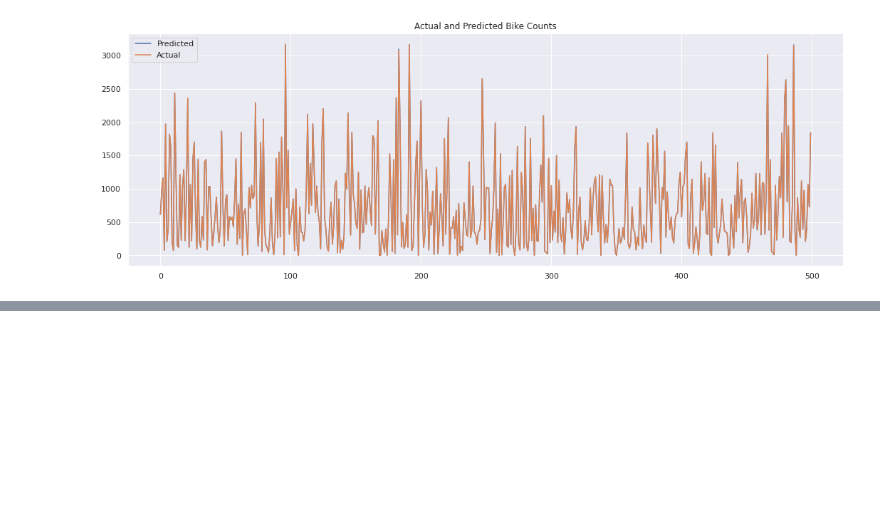
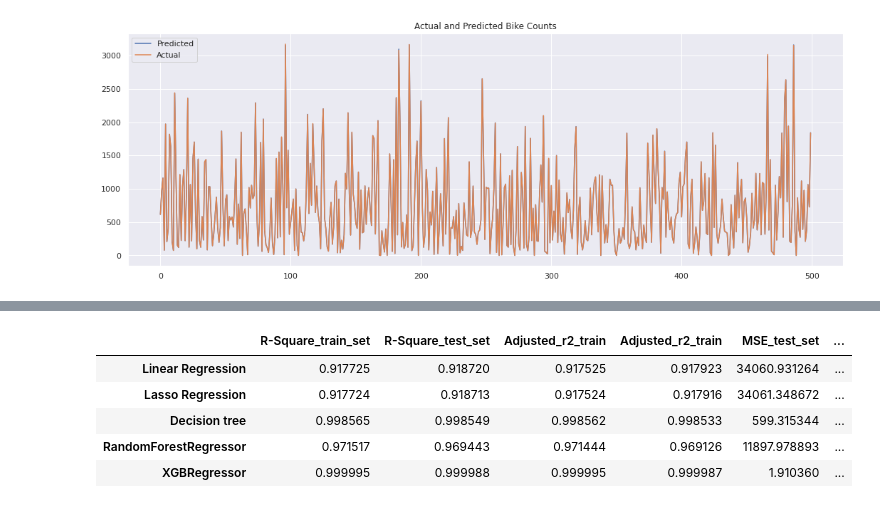
Before and after one commit to pavi-1994/bike_sharing_demand_prediction_capstone_project, a Jupyter notebook: Bike_Sharing_Demand_Prediction_Capstone_Project.ipynb, the cells around one changed output, grey strips where cells are left out. Drawn from its saved outputs; the diff is of its cells as text; code cells hidden in the pictures; blank space fills up the shorter version.

```diff
--- a/Bike_Sharing_Demand_Prediction_Capstone_Project.ipynb
+++ b/Bike_Sharing_Demand_Prediction_Capstone_Project.ipynb
@@ -1262,0 +1371,16 @@ Since decision tree is non parametric dataset we can use all the features.
+# %%
+ # Calculating Evaluation Matrix
+print(f"Model R-Square of train set : {r2_score(y_train,lasso_reg.predict(X_train))}")
+print(f"Model MSE of train set  : {mean_squared_error(y_train,lasso_reg.predict(X_train))}")
+print(f"model rmse of train set  :{np.sqrt(mean_squared_error(y_train,lasso_reg.predict(X_train)))}")
+print("Adjusted R2 : ", 1-(1-(r2_score(y_train,lasso_reg.predict(X_train))))*((len(X_train)-1)/(len(X_train)-X_train.shape[1]-1)))
+print("\n")
+print(f"Model R-Square of test set : {r2_score(y_test,y_pred_lasso)}")
+print(f"Model MSE of test set  : {mean_squared_error(y_test,y_pred_lasso)}")
+print(f"model rmse of test set  :{np.sqrt(mean_squared_error(y_test,y_pred_lasso))}")
+print("Adjusted R2 : ", 1-(1-(r2_score(y_test,y_pred_lasso)))*((len(X_test)-1)/(len(X_test)-X_test.shape[1]-1)))
+
+model_comparison['Lasso Regression']=[r2_score(y_train,lasso_reg.predict(X_train)), r2_score(y_test,y_pred_lasso),
+                                       (1-(1-(r2_score(y_train,lasso_reg.predict(X_train))))*((len(X_train)-1)/(len(X_train)-X_train.shape[1]-1))),
+                                       (1-(1-(r2_score(y_test,y_pred_lasso)))*((len(X_test)-1)/(len(X_test)-X_test.shape[1]-1))),
+                                       mean_squared_error(y_train,lasso_reg.predict(X_train)),mean_squared_error(y_test,y_pred_lasso)]
@@ -1330,12 +1494,17 @@ y_pred_tree= bike_tree.predict(X_test)
 print(f"Model R-Square of train set : {r2_score(y_train,bike_tree.predict(X_train))}")
 print(f"Model MSE of train set  : {mean_squared_error(y_train,bike_tree.predict(X_train))}")
 print(f"model rmse of train set  :{np.sqrt(mean_squared_error(y_train,bike_tree.predict(X_train)))}")
+print("Adjusted R2 : ", 1-(1-(r2_score(y_train,bike_tree.predict(X_train))))*((len(X_train)-1)/(len(X_train)-X_train.shape[1]-1)))
 print("\n")
 print(f"Model R-Square of test set : {r2_score(y_test,y_pred_tree)}")
 print(f"Model MSE of test set  : {mean_squared_error(y_test,y_pred_tree)}")
 print(f"model rmse of test set  :{np.sqrt(mean_squared_error(y_test,y_pred_tree))}")
+print("Adjusted R2 : ", 1-(1-(r2_score(y_test,y_pred_tree)))*((len(X_test)-1)/(len(X_test)-X_test.shape[1]-1)))
 
-model_comparison['Decision tree']=[r2_score(y_test,y_pred_tree),mean_squared_error(y_test,y_pred_tree)]
+model_comparison['Decision tree']=[r2_score(y_train,bike_tree.predict(X_train)),r2_score(y_test,y_pred_tree),
+                                   (1-(1-(r2_score(y_train,bike_tree.predict(X_train))))*((len(X_train)-1)/(len(X_train)-X_train.shape[1]-1))),
+                                   (1-(1-(r2_score(y_test,y_pred_tree)))*((len(X_test)-1)/(len(X_test)-X_test.shape[1]-1))),
+                                   mean_squared_error(y_train,bike_tree.predict(X_train)),mean_squared_error(y_test,y_pred_tree)]
 # %% [output]
 Model R-Square of train set : 0.9985652792804227
 Model MSE of train set  : 599.3153439188338
@@ -1452,10 +1628,15 @@ y_pred_random= regressor_random.predict(X_test)
 print(f"Model R-Square of train set : {r2_score(y_train,regressor_random.predict(X_train))}")
 print(f"Model MSE of train set  : {mean_squared_error(y_train,regressor_random.predict(X_train))}")
 print(f"model rmse of train set  :{np.sqrt(mean_squared_error(y_train,regressor_random.predict(X_train)))}")
+print("Adjusted R2 : ", 1-(1-(r2_score(y_train,regressor_random.predict(X_train))))*((len(X_train)-1)/(len(X_train)-X_train.shape[1]-1)))
 print("\n")
 print(f"Model R-Square of test set : {r2_score(y_test,y_pred_random)}")
 print(f"Model MSE of test set  : {mean_squared_error(y_test,y_pred_random)}")
 print(f"model rmse of test set  :{np.sqrt(mean_squared_error(y_test,y_pred_random))}")
+print("Adjusted R2 : ", 1-(1-(r2_score(y_test,y_pred_random)))*((len(X_test)-1)/(len(X_test)-X_test.shape[1]-1)))
 
-model_comparison['RandomForestRegressor']=[r2_score(y_test,y_pred_random),mean_squared_error(y_test,y_pred_random)]
+model_comparison['RandomForestRegressor']=[r2_score(y_train,regressor_random.predict(X_train)),r2_score(y_test,y_pred_random),
+                                           (1-(1-(r2_score(y_train,regressor_random.predict(X_train))))*((len(X_train)-1)/(len(X_train)-X_train.shape[1]-1))),
+                                           (1-(1-(r2_score(y_test,y_pred_random)))*((len(X_test)-1)/(len(X_test)-X_test.shape[1]-1))),
+                                           mean_squared_error(y_train,regressor_random.predict(X_train)),mean_squared_error(y_test,y_pred_random)]
 # %% [output]
@@ -1538,12 +1723,18 @@ y_pred_xgb= regressor_xgb.predict(X_test)
 print(f"Model R-Square of train set : {r2_score(y_train,regressor_xgb.predict(X_train))}")
 print(f"Model MSE of train set  : {mean_squared_error(y_train,regressor_xgb.predict(X_train))}")
 print(f"model rmse of train set  :{np.sqrt(mean_squared_error(y_train,regressor_xgb.predict(X_train)))}")
+print("Adjusted R2 : ", 1-(1-(r2_score(y_train,regressor_xgb.predict(X_train))))*((len(X_train)-1)/(len(X_train)-X_train.shape[1]-1)))
+
 print("\n")
 print(f"Model R-Square of test set : {r2_score(y_test,y_pred_xgb)}")
 print(f"Model MSE of test set  : {mean_squared_error(y_test,y_pred_xgb)}")
 print(f"model rmse of test set  :{np.sqrt(mean_squared_error(y_test,y_pred_xgb))}")
+print("Adjusted R2 : ", 1-(1-(r2_score(y_test,y_pred_xgb)))*((len(X_test)-1)/(len(X_test)-X_test.shape[1]-1)))
 
-model_comparison['XGBRegressor']=[r2_score(y_test,y_pred_xgb),mean_squared_error(y_test,y_pred_xgb)]
+model_comparison['XGBRegressor']=[r2_score(y_train,regressor_xgb.predict(X_train)),r2_score(y_test,y_pred_xgb),
+                                  (1-(1-(r2_score(y_train,regressor_xgb.predict(X_train))))*((len(X_train)-1)/(len(X_train)-X_train.shape[1]-1))),
+                                  (1-(1-(r2_score(y_test,y_pred_xgb)))*((len(X_test)-1)/(len(X_test)-X_test.shape[1]-1))),
+                                  mean_squared_error(y_train,regressor_xgb.predict(X_train)),mean_squared_error(y_test,y_pred_xgb)]
 # %% [output]
 Model R-Square of train set : 0.999995426726392
 Model MSE of train set  : 1.9103599800745503
@@ -1579,0 +1773,11 @@ plt.show()
+# %%
+Model_comparision=pd.DataFrame(model_comparison).T
+Model_comparision.columns=['R-Square_train_set',"R-Square_test_set","Adjusted_r2_train","Adjusted_r2_train","MSE_test_set","MSE_test_set"]
+Model_comparision
+# %% [output]
+|  | R-Square_train_set | R-Square_test_set | Adjusted_r2_train | Adjusted_r2_train | MSE_test_set | ... |
+| Linear Regression | 0.917725 | 0.918720 | 0.917525 | 0.917923 | 34060.931264 | ... |
+| Lasso Regression | 0.917724 | 0.918713 | 0.917524 | 0.917916 | 34061.348672 | ... |
+| Decision tree | 0.998565 | 0.998549 | 0.998562 | 0.998533 | 599.315344 | ... |
+| RandomForestRegressor | 0.971517 | 0.969443 | 0.971444 | 0.969126 | 11897.978893 | ... |
+| XGBRegressor | 0.999995 | 0.999988 | 0.999995 | 0.999987 | 1.910360 | ... |
```
Also changed, not shown: parts of 47 cells of this notebook.
